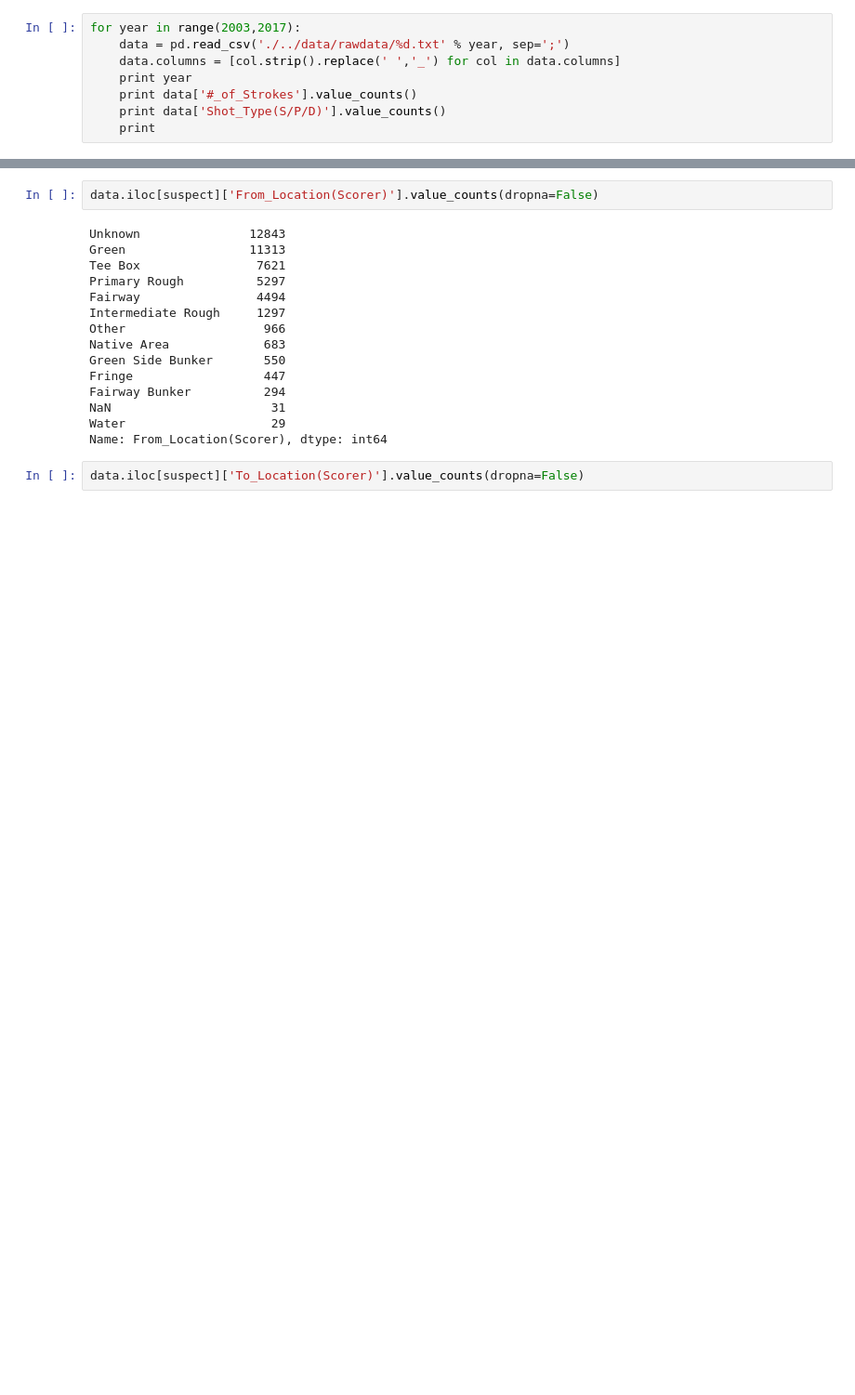
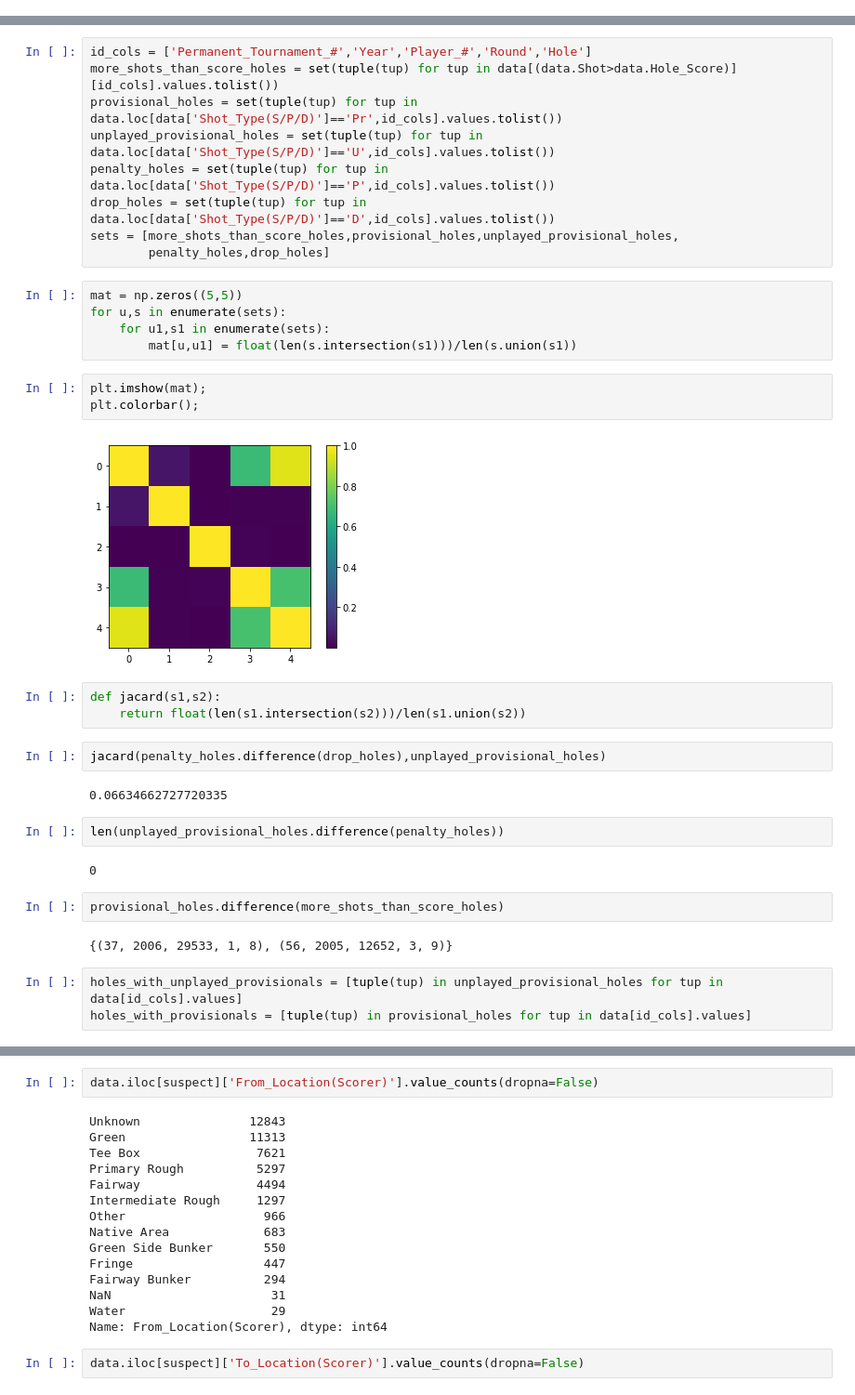
Before and after one commit to adamwlev/StrokesGained2, a Jupyter notebook: Exploration/'Extra Shots'.ipynb, the cells around one changed output, grey strips where cells are left out. Shown at 93% size. Saved outputs shown, nothing was run; the diff lists cells and outputs as text; blank space fills up the shorter version.

```diff
--- a/Exploration/'Extra Shots'.ipynb
+++ b/Exploration/'Extra Shots'.ipynb
@@ -61,8 +134,0 @@ data[cols].head(30)
-# %%
-for year in range(2003,2017):
-    data = pd.read_csv('./../data/rawdata/%d.txt' % year, sep=';')
-    data.columns = [col.strip().replace(' ','_') for col in data.columns]
-    print year
-    print data['#_of_Strokes'].value_counts()
-    print data['Shot_Type(S/P/D)'].value_counts()
-    print
@@ -147,0 +135,37 @@ Name: Shot_Type(S/P/D), dtype: int64
+# %%
+id_cols = ['Permanent_Tournament_#','Year','Player_#','Round','Hole']
+more_shots_than_score_holes = set(tuple(tup) for tup in data[(data.Shot>data.Hole_Score)][id_cols].values.tolist())
+provisional_holes = set(tuple(tup) for tup in data.loc[data['Shot_Type(S/P/D)']=='Pr',id_cols].values.tolist())
+unplayed_provisional_holes = set(tuple(tup) for tup in data.loc[data['Shot_Type(S/P/D)']=='U',id_cols].values.tolist())
+penalty_holes = set(tuple(tup) for tup in data.loc[data['Shot_Type(S/P/D)']=='P',id_cols].values.tolist())
+drop_holes = set(tuple(tup) for tup in data.loc[data['Shot_Type(S/P/D)']=='D',id_cols].values.tolist())
+sets = [more_shots_than_score_holes,provisional_holes,unplayed_provisional_holes,
+        penalty_holes,drop_holes]
+# %%
+mat = np.zeros((5,5))
+for u,s in enumerate(sets):
+    for u1,s1 in enumerate(sets):
+        mat[u,u1] = float(len(s.intersection(s1)))/len(s.union(s1))
+# %%
+plt.imshow(mat);
+plt.colorbar();
+# %% [output]
+[figure, added]
+# %%
+def jacard(s1,s2):
+    return float(len(s1.intersection(s2)))/len(s1.union(s2))
+# %%
+jacard(penalty_holes.difference(drop_holes),unplayed_provisional_holes)
+# %% [output]
+0.06634662727720335
+# %%
+len(unplayed_provisional_holes.difference(penalty_holes))
+# %% [output]
+0
+# %%
+provisional_holes.difference(more_shots_than_score_holes)
+# %% [output]
+{(37, 2006, 29533, 1, 8), (56, 2005, 12652, 3, 9)}
+# %%
+holes_with_unplayed_provisionals = [tuple(tup) in unplayed_provisional_holes for tup in data[id_cols].values]
+holes_with_provisionals = [tuple(tup) in provisional_holes for tup in data[id_cols].values]
```
Also changed, not shown: parts of 50 cells of this notebook, 3 other files.
